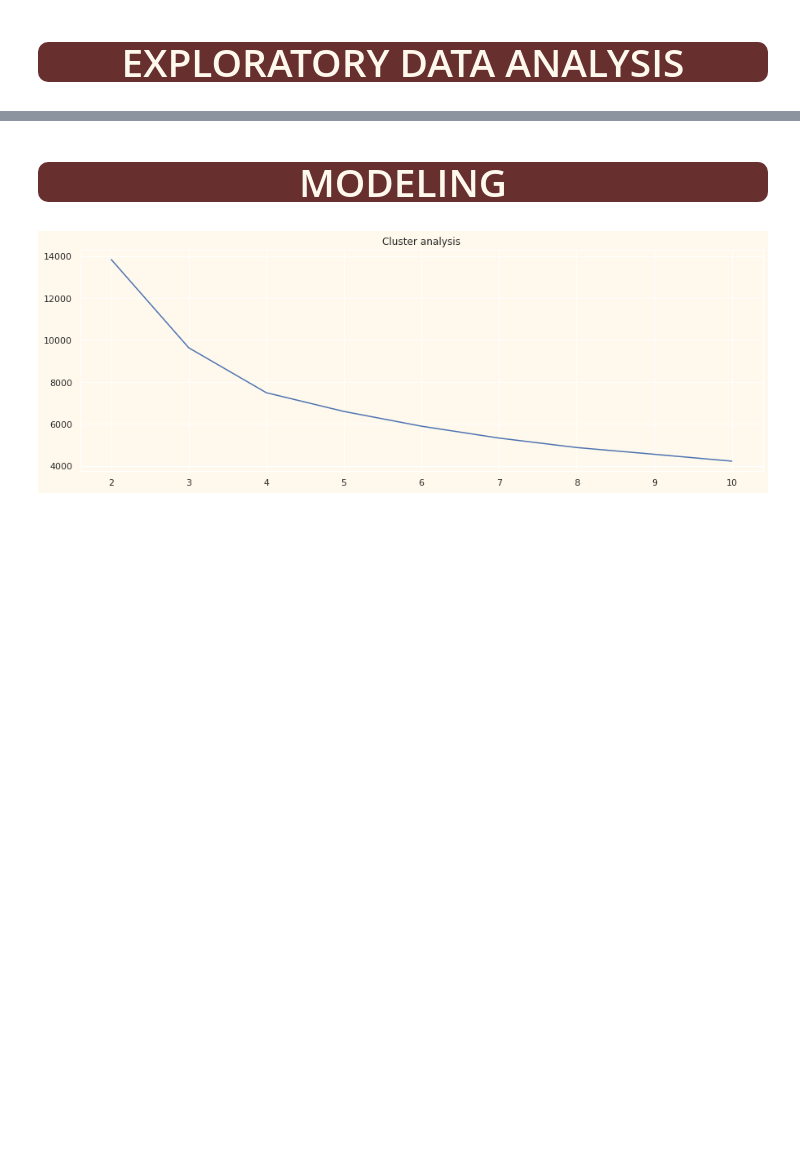
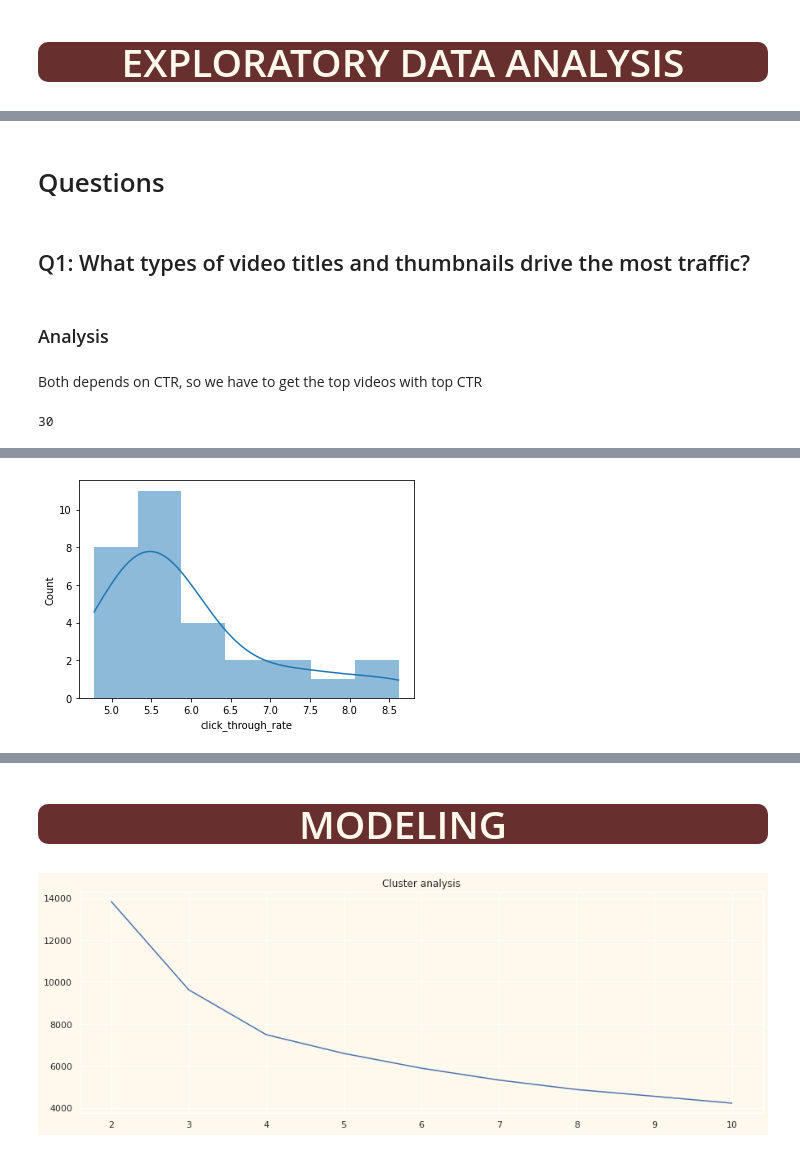
Before and after one commit to Magody/DataScience, a Jupyter notebook: projects/business/youtube/youtube_channel_Insights.ipynb, the cells around one changed output, grey strips where cells are left out. Saved outputs shown, nothing was run; the diff lists cells and outputs as text; code cells hidden in the pictures; blank space fills up the shorter version.

Commit message:
Base version for youtube analysis

```diff
--- a/projects/business/youtube/youtube_channel_Insights.ipynb
+++ b/projects/business/youtube/youtube_channel_Insights.ipynb
@@ -405,13 +351,0 @@ posible_duplicates [('Education', 0.9977678571428571), ('Marital_Status', 0.9964
-# %%
-#To plot some selected features
-#Setting up colors prefrences
-sns.set(rc={"axes.facecolor":"#FFF9ED","figure.facecolor":"#FFF9ED"})
-pallet = ["#682F2F", "#9E726F", "#D6B2B1", "#B9C0C9", "#9F8A78", "#F3AB60"]
-cmap = colors.ListedColormap(["#682F2F", "#9E726F", "#D6B2B1", "#B9C0C9", "#9F8A78", "#F3AB60"])
-#Plotting following features
-To_Plot = [ "Income", "Recency", "Customer_For", "Age", "Spent", "Is_Parent"]
-print("Reletive Plot Of Some Selected Features: A Data Subset")
-plt.figure()
-sns.pairplot(X_EDA[To_Plot], hue= "Is_Parent",palette= (["#682F2F","#F3AB60"]))
-#Taking hue
-plt.show()
@@ -474,0 +354,6 @@ plt.show()
+# %%
+
+mean_ctr = data2_agg_video["click_through_rate"].mean()
+# mean ctr: 3.08
+# mean views: 49716
+data2_agg_video.describe()
@@ -474,0 +370,29 @@ plt.show()
+# %% [markdown]
+# Questions
+# %% [markdown]
+## Q1: What types of video titles and thumbnails drive the most traffic?
+# %% [markdown]
+### Analysis
+# %% [markdown]
+Both depends on CTR, so we have to get the top videos with top CTR
+# %%
+"""
+naive assumptions:
+- everything above to the mean click_through_rate (+std) is good traffic
+- 1000 are enought data to take decision, use percentiles for more precision
+- sort by impressions is irrelevant if we use CTR
+"""
+mask1 = (data2_agg_video["view_count"] > 1000) & (data2_agg_video["click_through_rate"] > (mean_ctr + data2_agg_video["click_through_rate"].std()))
+mask2 = (data2_agg_video["view_count"] > 1000)
+
+q1_ctr_best = data2_agg_video[mask1].sort_values(["click_through_rate","view_count"], axis=0, ascending=[False,False])
+len_q1_ctr_best = len(q1_ctr_best)
+q1_ctr_worst = data2_agg_video[mask2].sort_values(["click_through_rate","view_count"], axis=0, ascending=[False,False]).tail(len_q1_ctr_best)
+
+print(len_q1_ctr_best)
+# %% [output]
+30
+# %%
+sns.histplot(q1_ctr_best['click_through_rate'], kde=True, linewidth=0)
+q1_ctr_best.head(2)
+# %% [output]
@@ -474,0 +402 @@ plt.show()
+[figure, added]
```
Also changed, not shown: parts of 83 cells of this notebook, 16 other files.
